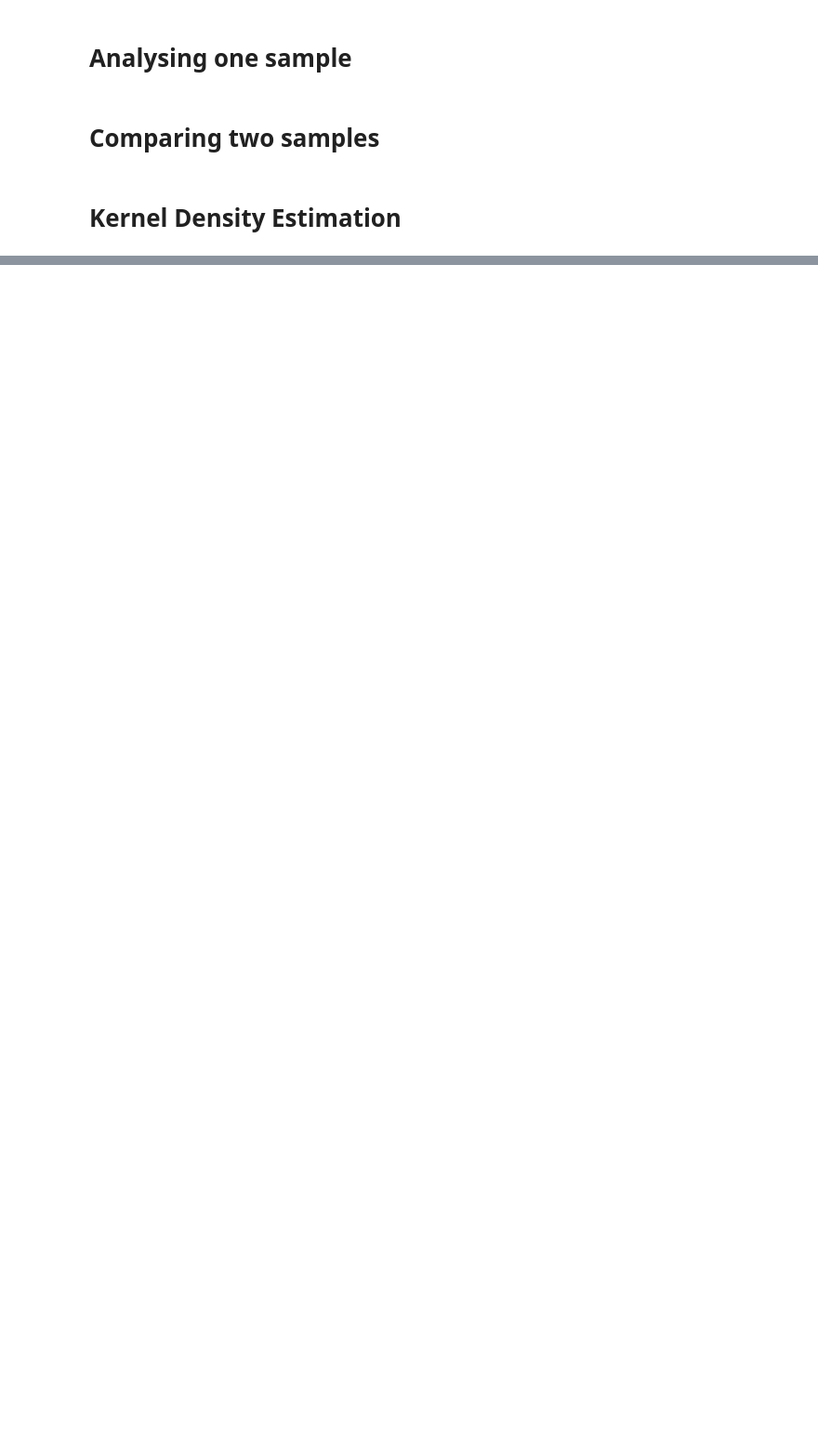
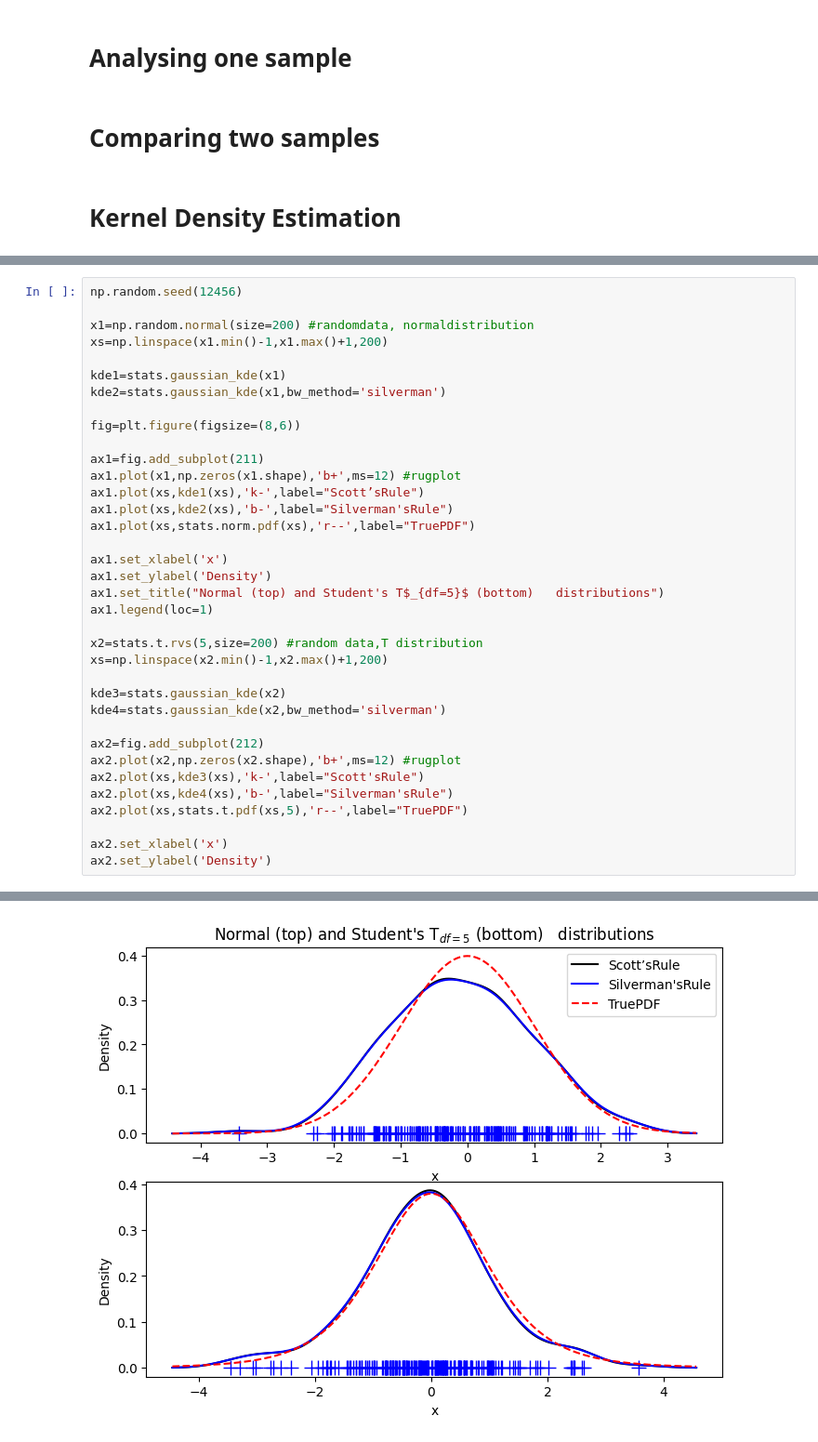
Before and after one commit to miguel-conde/explo_py, a Jupyter notebook: PYTHON/notebooks/SCIPY/random_variables.ipynb, the cells around one changed output, grey strips where cells are left out. Shown at 93% size. Drawn from its saved outputs; the diff is of its cells as text; blank space fills up the shorter version.

```diff
--- a/PYTHON/notebooks/SCIPY/random_variables.ipynb
+++ b/PYTHON/notebooks/SCIPY/random_variables.ipynb
@@ -271,0 +304,37 @@ plt.show()
+# %%
+np.random.seed(12456)
+
+x1=np.random.normal(size=200) #randomdata, normaldistribution
+xs=np.linspace(x1.min()-1,x1.max()+1,200)
+
+kde1=stats.gaussian_kde(x1)
+kde2=stats.gaussian_kde(x1,bw_method='silverman')
+
+fig=plt.figure(figsize=(8,6))
+
+ax1=fig.add_subplot(211)
+ax1.plot(x1,np.zeros(x1.shape),'b+',ms=12) #rugplot
+ax1.plot(xs,kde1(xs),'k-',label="Scott’sRule")
+ax1.plot(xs,kde2(xs),'b-',label="Silverman'sRule")
+ax1.plot(xs,stats.norm.pdf(xs),'r--',label="TruePDF")
+
+ax1.set_xlabel('x')
+ax1.set_ylabel('Density')
+ax1.set_title("Normal (top) and Student's T$_{df=5}$ (bottom)   distributions")
+ax1.legend(loc=1)
+
+x2=stats.t.rvs(5,size=200) #random data,T distribution
+xs=np.linspace(x2.min()-1,x2.max()+1,200)
+
+kde3=stats.gaussian_kde(x2)
+kde4=stats.gaussian_kde(x2,bw_method='silverman')
+
+ax2=fig.add_subplot(212)
+ax2.plot(x2,np.zeros(x2.shape),'b+',ms=12) #rugplot
+ax2.plot(xs,kde3(xs),'k-',label="Scott'sRule")
+ax2.plot(xs,kde4(xs),'b-',label="Silverman'sRule")
+ax2.plot(xs,stats.t.pdf(xs,5),'r--',label="TruePDF")
+
+ax2.set_xlabel('x')
+ax2.set_ylabel('Density')
+# %% [output]
@@ -271,0 +342 @@ plt.show()
+[figure, added]
```
Also changed, not shown: parts of 6 cells of this notebook.
